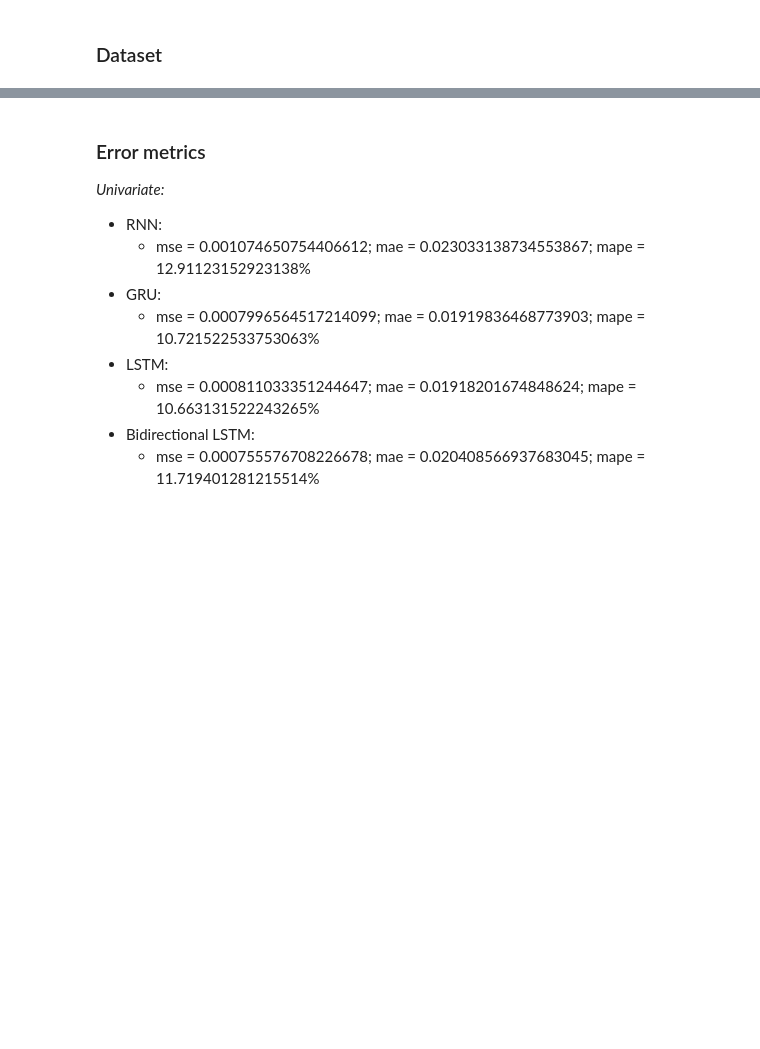
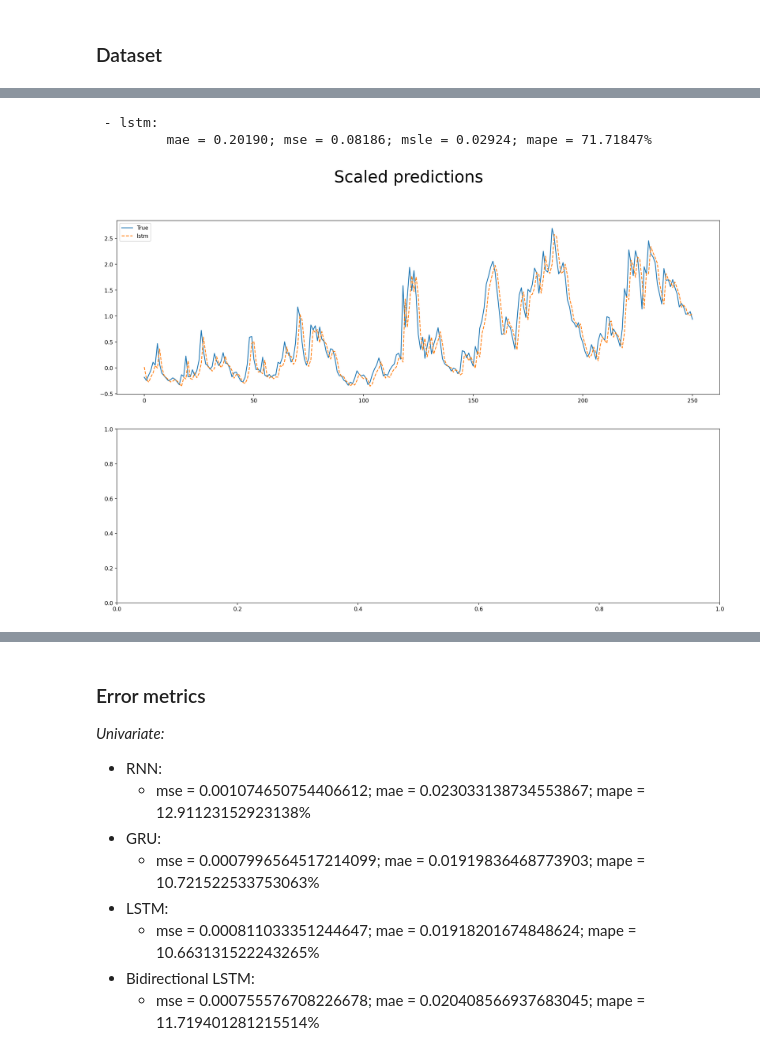
Before and after one commit to gittmp/sustainable-risk-modelling, a Jupyter notebook: Program/risk-forecasting.ipynb, the cells around one changed output, grey strips where cells are left out. Cells and saved outputs as stored; diff of their text form; code cells hidden in the pictures; blank space fills up the shorter version.

Commit message:
generalised function of models

```diff
--- a/Program/risk-forecasting.ipynb
+++ b/Program/risk-forecasting.ipynb
@@ -36,6 +36,7 @@ SERIES_INTERVAL = '1d'
 
 DATA_VARIABLES = 'univariate'
 LOOKBACK_WINDOW = 10
+PREDICTION_LEN = 1
 TRAIN_TEST_SPLIT = 0.9
 
 EPOCHS = 10
@@ -138,9 +136,9 @@ y_data = []
 if DATA_VARIABLES == 'univariate':
 
     print("Univariate data")
-    for i in range(X.vix.shape[0] - LOOKBACK_WINDOW):
+    for i in range(X.vix.shape[0] - LOOKBACK_WINDOW - PREDICTION_LEN + 1):
         X_data.append(X.vix[i: i + LOOKBACK_WINDOW])
-        y_data.append(X.vix[i + LOOKBACK_WINDOW])
+        y_data.append(X.vix[i + LOOKBACK_WINDOW: i + LOOKBACK_WINDOW + PREDICTION_LEN])
 
     # convert X to numpy
     X_data = np.array(X_data)
@@ -170,9 +168,6 @@ else:
 
 # convert y to numpy
 y_data = np.array(y_data)
-y_data = np.expand_dims(y_data, 1)
-
-print(X_data.shape, y_data.shape)
 
 # split into training and testing data
 X_train, X_test, y_train, y_test = train_test_split(X_data, y_data, test_size=(1 - TRAIN_TEST_SPLIT), shuffle=False)
@@ -237,5 +238,0 @@ bidir_model.compile(loss='mae', optimizer='adam', metrics=['mse'])
-# %%
-rnn_history = rnn_model.fit(X_train, y_train, epochs=EPOCHS, batch_size=BATCH_SIZE)
-gru_history = gru_model.fit(X_train, y_train, epochs=EPOCHS, batch_size=BATCH_SIZE)
-lstm_history = lstm_model.fit(X_train, y_train, epochs=EPOCHS, batch_size=BATCH_SIZE)
-bidir_history = bidir_model.fit(X_train, y_train, epochs=EPOCHS, batch_size=BATCH_SIZE)
@@ -317,0 +239,6 @@ plt.show()
+# %%
+histories = {}
+for m in range(len(models)):
+    model = list(models.values())[m]
+    history = model.fit(X_train, y_train, epochs=EPOCHS, batch_size=BATCH_SIZE)
+    histories.update({list(models.keys())[m]: history.history})
@@ -317,0 +266,59 @@ plt.show()
+# %%
+predictions = {}
+metrics = {}
+for m in range(len(models.values())):
+    model = list(models.values())[m]
+    prediction = lstm_model.predict(X_test)
+
+    mae = np.abs(np.subtract(y_test, prediction)).mean()
+    mse = np.square(np.subtract(y_test, prediction)).mean()
+    msle = np.square(np.subtract(np.log(y_test + 1), np.log(prediction + 1))).mean()
+    mape = np.abs((y_test - prediction) / y_test).mean() * 100
+
+    metrics.update({
+        list(models.keys())[m]: {
+            'mae': mae,
+            'mse': mse,
+            'msle': msle,
+            'mape': mape
+        }
+    })
+
+    predictions.update({
+        list(models.keys())[m]: {
+            'scaled': prediction,
+            'unscaled': prediction * vix_close.std() + vix_close.mean()
+        }
+    })
+
+    print(f" - {list(models.keys())[m]}: \n\t mae = {mae:.5f}; mse = {mse:.5f}; msle = {msle:.5f}; mape = {mape:.5f}%")
+
+
+x = 2
+y = len(metrics) % x
+# %% [output]
+ - lstm:
+         mae = 0.20190; mse = 0.08186; msle = 0.02924; mape = 71.71847%
+# %%
+fig, ax = plt.subplots(x, y, figsize=(10 * x, 13*y), dpi=200)
+fig.suptitle("Scaled predictions", fontsize=30)
+
+ind = 0
+if y > 1 and x > 1:
+    for _y in range(y):
+        for _x in range(x):
+            if (_y * x + _x) < len(metrics):
+                ax[_x, _y].plot(y_test, label='True')
+                ax[_x, _y].plot(predictions[list(metrics.keys())[ind]]['scaled'], linestyle='--', label=list(metrics.keys())[ind])
+                ax[_x, _y].legend(loc=2)
+                ind += 1
+else:
+    for _x in range(x):
+        if _x < len(metrics):
+            ax[_x].plot(y_test, label='True')
+            ax[_x].plot(predictions[list(metrics.keys())[_x]]['scaled'], linestyle='--', label=list(metrics.keys())[_x])
+            ax[_x].legend(loc=2)
+
+plt.show()
+# %% [output]
+[figure, added]
```
Also changed, not shown: parts of 9 cells of this notebook.
